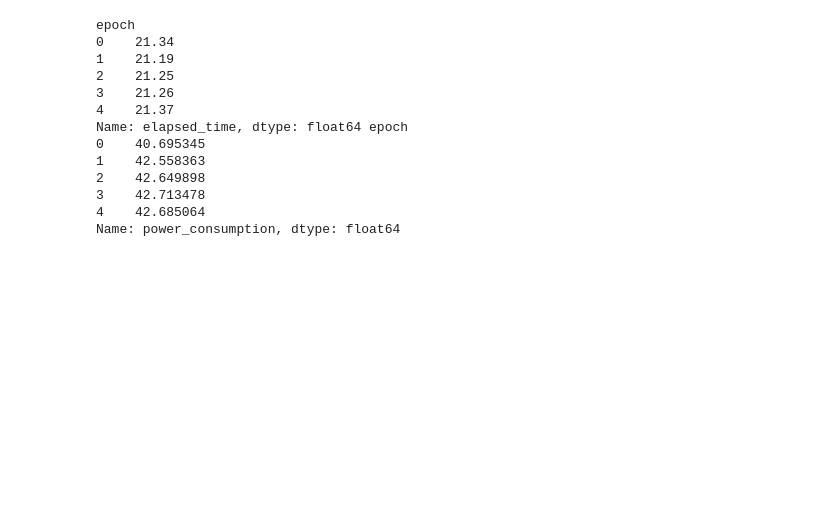
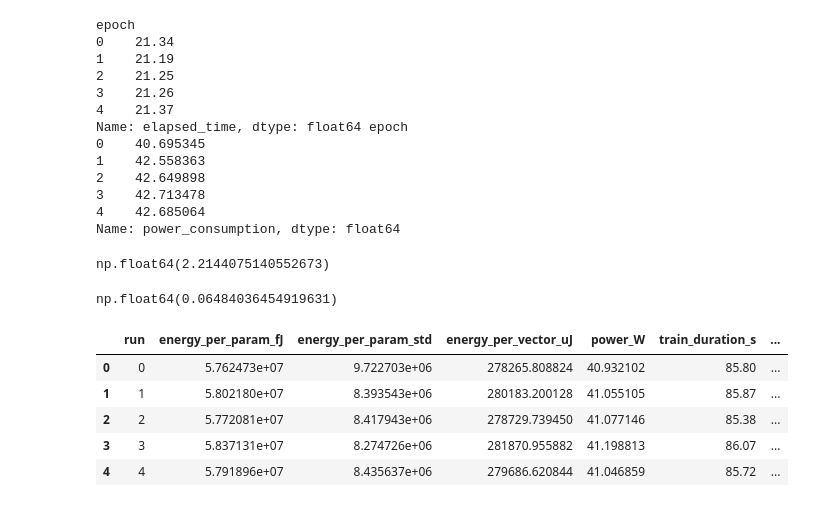
Before and after one commit to ilijakamenko/PowerConsumption, a Jupyter notebook: summary_extraction.ipynb, the cells around one changed output. Saved outputs shown, nothing was run; the diff lists cells and outputs as text; code cells hidden in the pictures; blank space fills up the shorter version.

```diff
--- a/summary_extraction.ipynb
+++ b/summary_extraction.ipynb
@@ -26,4 +26,5 @@ imdb_size
 # %%
 mnist_size = 60000
 imdb_size = 25000
+batch_size = 64
 # %%
@@ -351,0 +380,21 @@ for platform in platforms:
+# %%
+f_statistic
+# %% [output]
+np.float64(2.2144075140552673)
+# %%
+p_value
+# %% [output]
+np.float64(0.06484036454919631)
+# %%
+filename = "benchmarks/lstm_benchmark_cuda.csv"
+dataset_size = imdb_size
+df = load_benchmark_df(filename)
+summary_df = get_summary_df(df, dataset_size)
+summary_df
+# %% [output]
+|  | run | energy_per_param_fJ | energy_per_param_std | energy_per_vector_uJ | power_W | train_duration_s | ... |
+| 0 | 0 | 5.762473e+07 | 9.722703e+06 | 278265.808824 | 40.932102 | 85.80 | ... |
+| 1 | 1 | 5.802180e+07 | 8.393543e+06 | 280183.200128 | 41.055105 | 85.87 | ... |
+| 2 | 2 | 5.772081e+07 | 8.417943e+06 | 278729.739450 | 41.077146 | 85.38 | ... |
+| 3 | 3 | 5.837131e+07 | 8.274726e+06 | 281870.955882 | 41.198813 | 86.07 | ... |
+| 4 | 4 | 5.791896e+07 | 8.435637e+06 | 279686.620844 | 41.046859 | 85.72 | ... |
```
Also changed, not shown: parts of 4 cells of this notebook, 1 other file.
